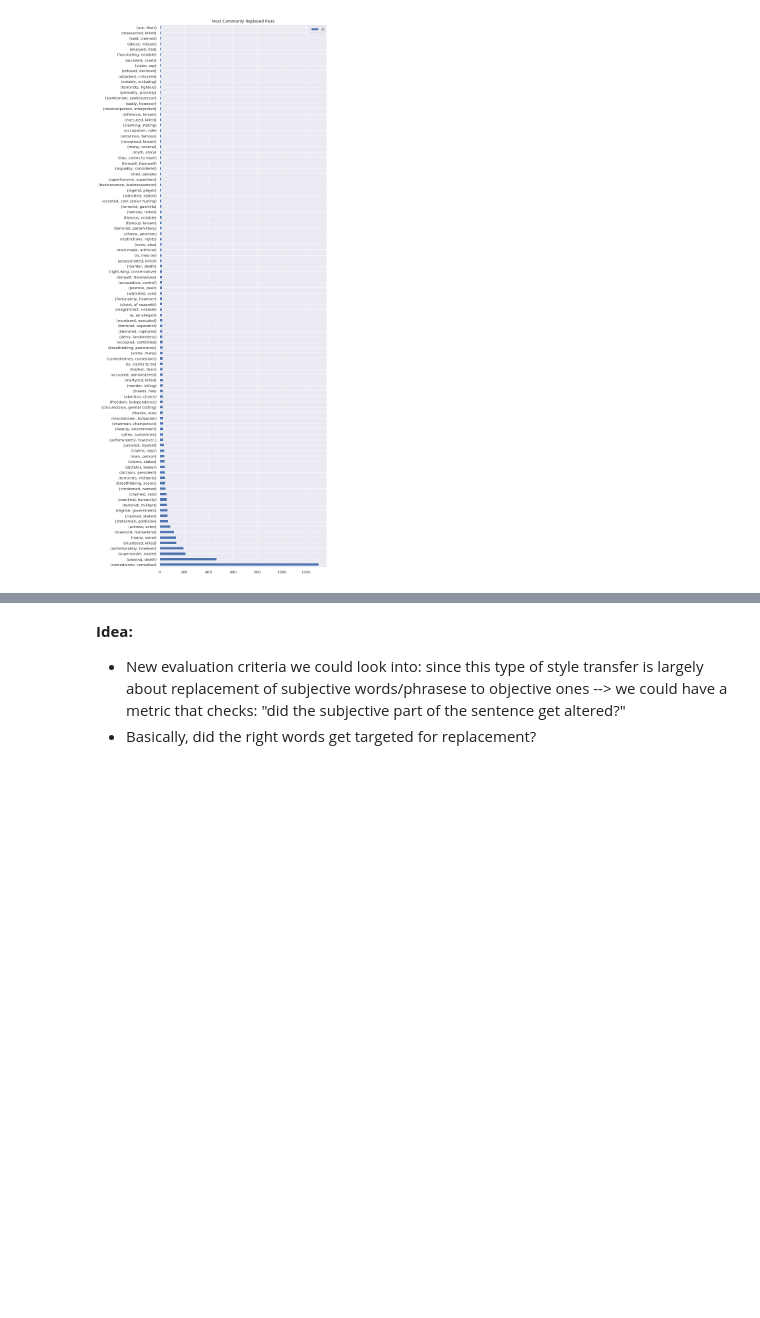
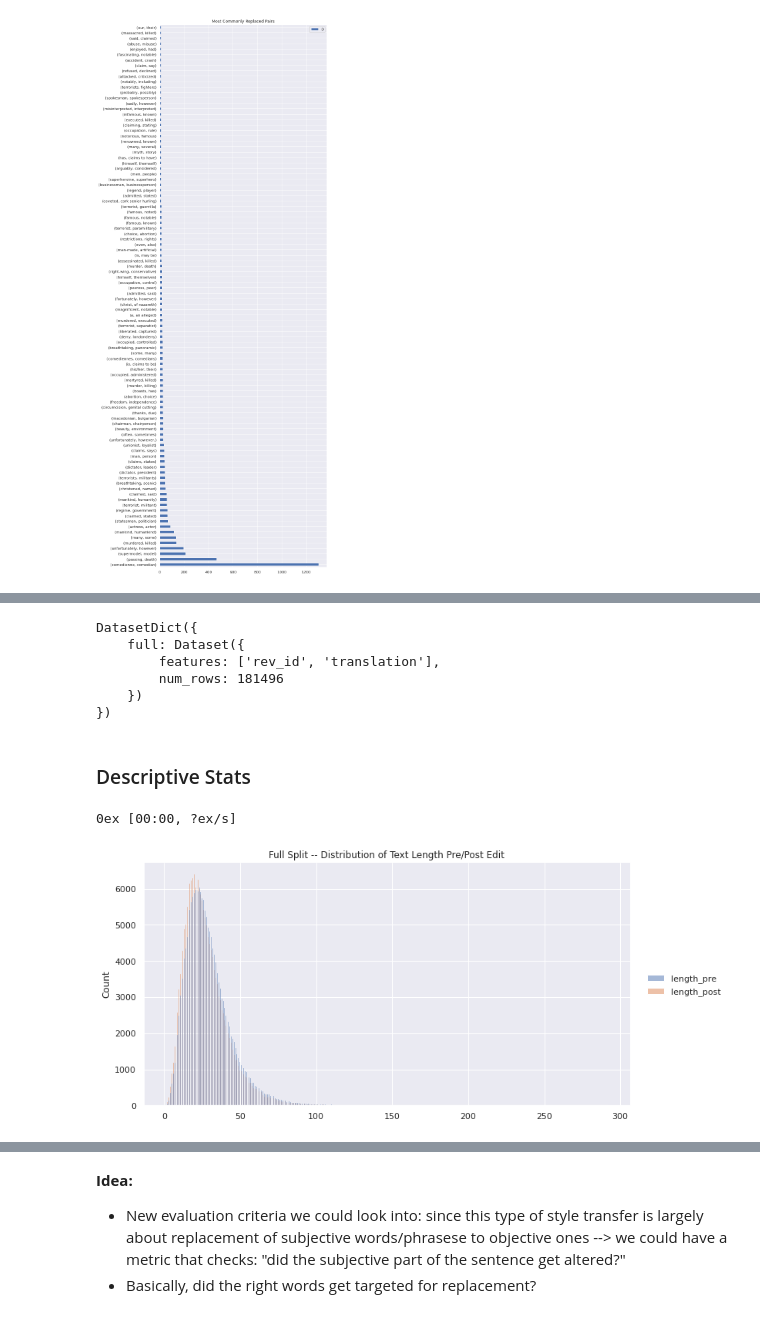
Before and after one commit to fastforwardlabs/text-style-transfer, a Jupyter notebook: notebooks/WNC_word_EDA.ipynb, the cells around one changed output, grey strips where cells are left out. Drawn from its saved outputs; the diff is of its cells as text; code cells hidden in the pictures; blank space fills up the shorter version.

```diff
--- a/notebooks/WNC_word_EDA.ipynb
+++ b/notebooks/WNC_word_EDA.ipynb
@@ -125,7 +135,7 @@ from collections import defaultdict
 from datasets import load_dataset, Dataset, DatasetDict, Value, Translation, Features
 
 
-def build_hf_dataset(path: str) -> DatasetDict:
+def build_hf_dataset(path: str, one_word=True) -> DatasetDict:
     """
     Formats the raw biased-word data into HuggingFace DatasetDict object.
 
@@ -137,13 +147,20 @@ def build_hf_dataset(path: str) -> DatasetDict:
 
     Args:
         path (str): path to directory containing raw WNC data files
+        one_word (str): prepare one word edit version or full version of dataset
 
     Returns:
         DatasetDict
 
     """
 
-    splits = ["dev", "test", "train"]
+    if one_word:
+        splits = ["dev", "test", "train"]
+        base_path = "biased.word."
+    else:
+        splits = ["full"]
+        base_path = "biased."
+
     dataset_dict = defaultdict(dict)
 
     FEATURES = Features(
@@ -155,7 +172,7 @@ def build_hf_dataset(path: str) -> DatasetDict:
 
     for split in splits:
 
-        PATH = os.path.join(path, f"biased.word.{split}")
+        PATH = os.path.join(path, base_path + split)
 
         rev_ids = []
         translation_pairs = []
@@ -764,0 +927,33 @@ replaced_pair_term_counts[:100].plot(
+# %%
+DATA_PATH = "/home/cdsw/data/raw/bias_data/WNC"
+
+wnc_datasets_full = build_hf_dataset(DATA_PATH, one_word=False)
+# %%
+wnc_datasets_full
+# %% [output]
+DatasetDict({
+    full: Dataset({
+        features: ['rev_id', 'translation'],
+        num_rows: 181496
+    })
+})
+# %% [markdown]
+### Descriptive Stats
+# %%
+# create new dataset with calculated column lengths
+wnc_datasets_full_mod = wnc_datasets_full.map(
+    lambda example: {
+        "length_pre": len(example["translation"]["pre"].split()),
+        "length_post": len(example["translation"]["post"].split()),
+    }
+)
+# %% [output]
+0ex [00:00, ?ex/s]
+# %%
+for split in wnc_datasets_full_mod.keys():
+    test_df = wnc_datasets_full_mod[split].to_pandas()
+    sns.displot(test_df[["length_pre", "length_post"]], kind="hist", aspect=2).set(
+        title=f"{split.capitalize()} Split -- Distribution of Text Length Pre/Post Edit"
+    )
+# %% [output]
+[figure, added]
```
Also changed, not shown: parts of 36 cells of this notebook.
